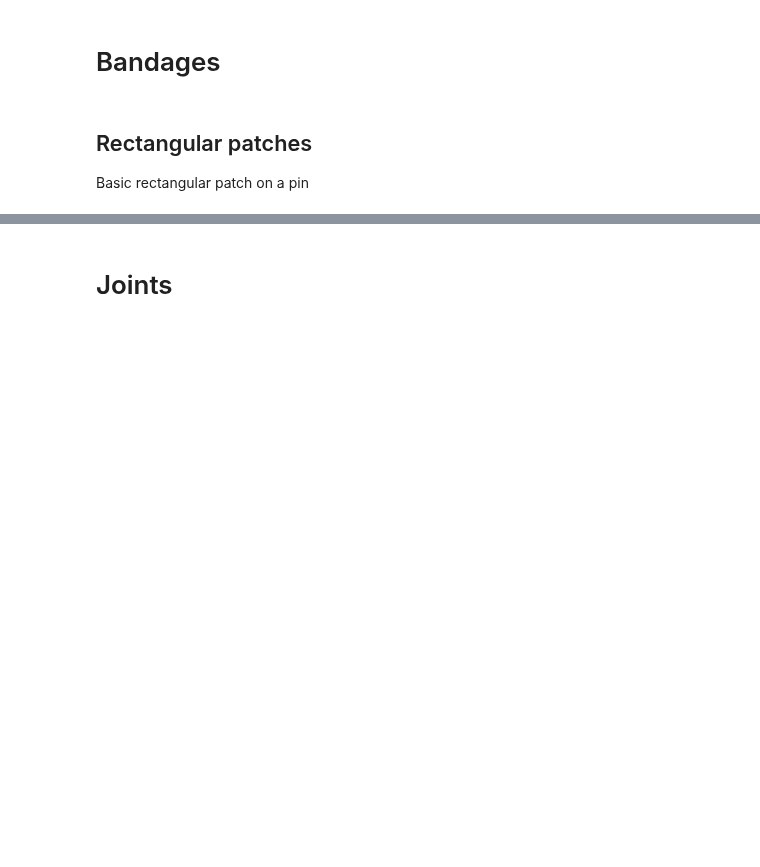
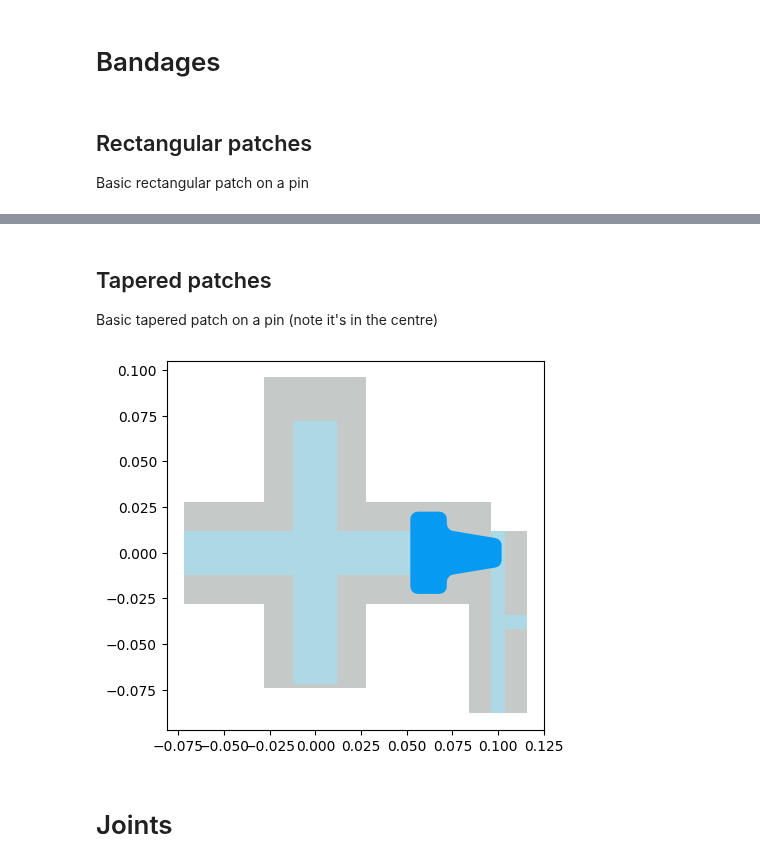
Before and after one commit to sqdlab/SQDMetal, a Jupyter notebook: docs/User/Comps_All.ipynb, the cells around one changed output, grey strips where cells are left out. Saved outputs shown, nothing was run; the diff lists cells and outputs as text; code cells hidden in the pictures; blank space fills up the shorter version.

```diff
--- a/docs/User/Comps_All.ipynb
+++ b/docs/User/Comps_All.ipynb
@@ -669,3 +674,40 @@ QUtilities.plot_highlight_component('bandaid', design)
+# %% [markdown]
+## Tapered patches <a class="anchor" id="bandages-tapered"></a>
+
+Basic tapered patch on a pin (note it's in the centre)
+# %%
+from SQDMetal.Comps.Bandages import BandageTaperedPin
+
+from SQDMetal.Comps.Junctions import JunctionDolanPinStretch
+from SQDMetal.Comps.Xmon import Xmon
+from SQDMetal.Comps.FluxLines import FluxLineTPin
+design.delete_all_components()
+Xmon(design, 'leXmon', options=Dict(pos_x=0, pos_y=0,
+                                    vBar_width='24um', hBar_width='24um', vBar_gap='16um', hBar_gap='16um',
+                                    cross_width='144um', cross_height='144um',
+                                    gap_up='24um', gap_left='0um', gap_right='24um'))
+FluxLineTPin(design, 'flux_line_T', options=Dict(ref_comp='leXmon', ref_pin='right',
+                                                 width=f'100um',
+                                                 trace_width=f'8um',
+                                                 trace_gap=f'12um',pin_dist='24um'))
+JunctionDolanPinStretch(design, 'junction', options=Dict(pin_inputs=Dict(start_pin=Dict(component=f'flux_line_T',pin='t')),
+                                                         dist_extend='25um',
+                                                         finger_width='0.4um', t_pad_size='0.385um',
+                                                         squid_width='5.4um', prong_width='0.9um'))
+
+############################
+BandageTaperedPin(design, 'bandaid', options=Dict(target_comp='leXmon',target_pin='right',
+                                               taper_width_top='15um',
+                                               taper_width_base='25um',
+                                               base_width='45um',
+                                               fillet_radius='4um',
+                                               orientation=0,
+                                               ignore_slope_check=True))
+############################
+
+QUtilities.plot_highlight_component('bandaid', design)
+# %% [output]
+[figure, added]
 # %% [markdown]
 # Joints  <a class="anchor" id="joints"></a>
 # %% [markdown]
```
Also changed, not shown: parts of 1 cell of this notebook, 1 other file.
